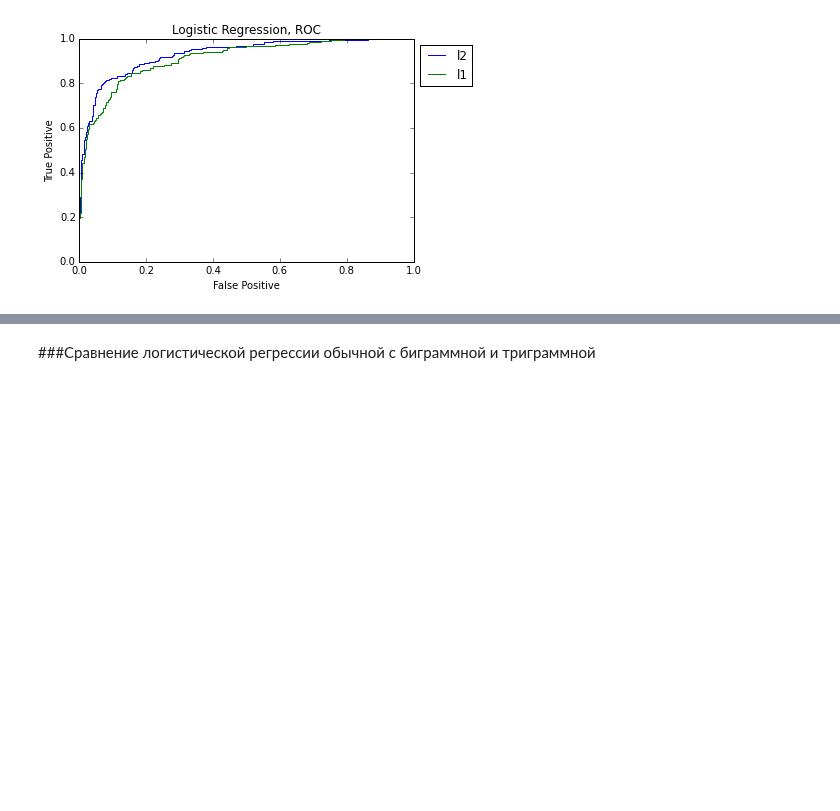
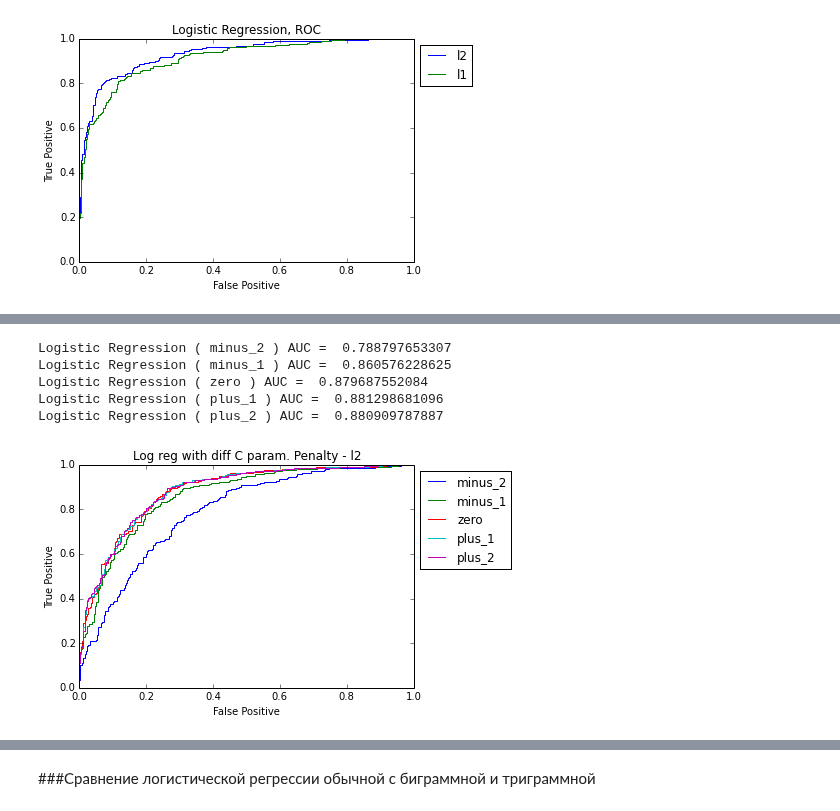
Before and after one commit to ermakovpetr/posneg, a Jupyter notebook: main.ipynb, the cells around one changed output, grey strips where cells are left out. Cells and saved outputs as stored; diff of their text form; code cells hidden in the pictures; blank space fills up the shorter version.

```diff
--- a/main.ipynb
+++ b/main.ipynb
@@ -197,0 +275,9 @@ Logistic Regression ( l1 ) AUC =  0.91215975805
+# %%
+roc_curves('Log reg with diff C param. Penalty - l2', Y_test, predicted_array_1, labels)
+# %% [output]
+Logistic Regression ( minus_2 ) AUC =  0.788797653307
+Logistic Regression ( minus_1 ) AUC =  0.860576228625
+Logistic Regression ( zero ) AUC =  0.879687552084
+Logistic Regression ( plus_1 ) AUC =  0.881298681096
+Logistic Regression ( plus_2 ) AUC =  0.880909787887
+[figure, added]
```
Also changed, not shown: parts of 8 cells of this notebook.
